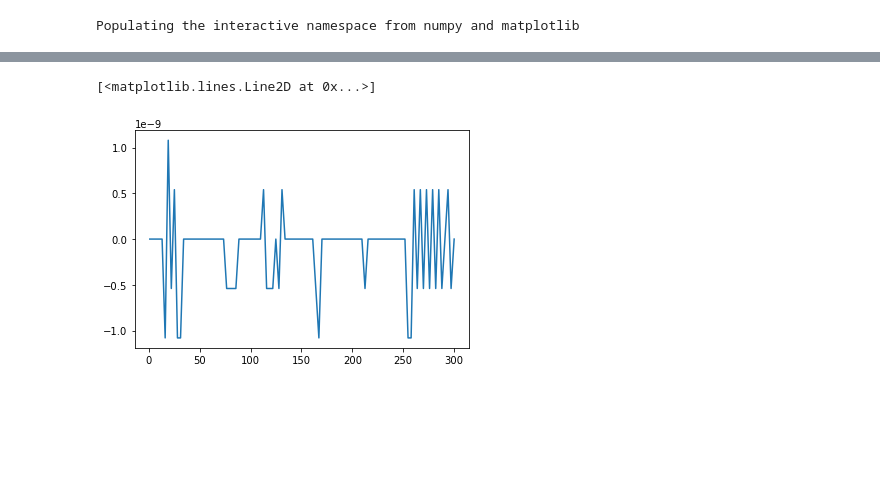
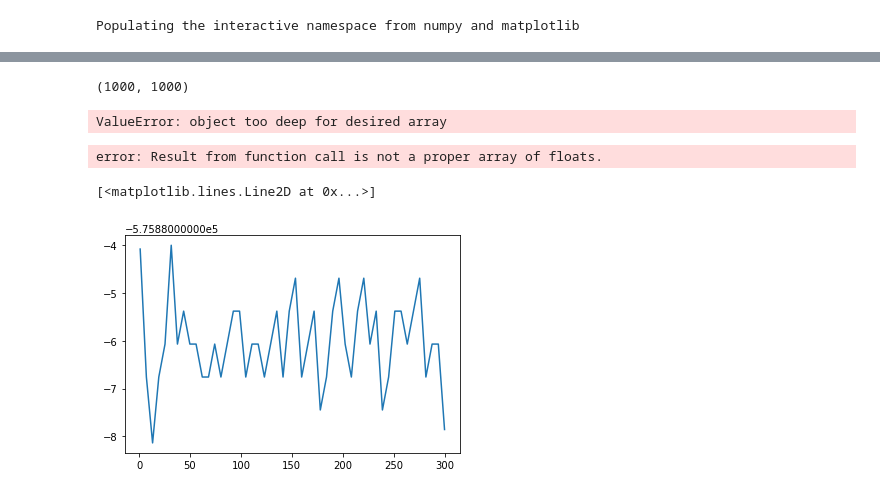
Before and after one commit to chappertron/TSEOS, a Jupyter notebook: testing_the_model.ipynb, the cells around one changed output, grey strips where cells are left out. Drawn from its saved outputs; the diff is of its cells as text; code cells hidden in the pictures; blank space fills up the shorter version.

```diff
--- a/testing_the_model.ipynb
+++ b/testing_the_model.ipynb
@@ -16,0 +26,22 @@ bid = BiddleFreeEn()
+# %%
+presses = np.linspace(1, 30, 1000)
+temps = np.linspace(300, 500, 1000)
+
+target  = lambda x : mixer.energy_x_grad(bid.convert_T(temps),bid.convert_P(presses),x)
+
+
+target2 = lambda x,P :mixer.energy_x_grad(bid.convert_T(temps),P,x)
+def target3(x, T,P):
+    return float(mixer.energy_x_grad(T, P, x))
+
+
+#target2(np.linspace(0.1,0.9),300).shape
+# %%
+target(0.5).shape
+# %% [output]
+(1000, 1000)
+# %%
+sol = opt.root(target2,0.5,args=np.array([bid.convert_P(presses[0])]))
+# %% [output]
+ValueError: object too deep for desired array
+error: Result from function call is not a proper array of floats.
@@ -19,14 +67,16 @@ bid = BiddleFreeEn()
 
 
 
-presses = np.linspace(1,300,100)
+
 
 
 rho = bid.rho(300,presses)
 # %%
 V = bid.vol(300,presses).T
+rho = bid.rho(300, presses).T
+alpha = bid.alpha(temps,presses).T
 # %%
-plt.plot(presses,V)
+plt.plot(presses,rho)
 # %% [output]
 [<matplotlib.lines.Line2D at 0x...>]
-[figure, old version]
+[figure, new version]
```
Also changed, not shown: parts of 28 cells of this notebook, 3 other files.
